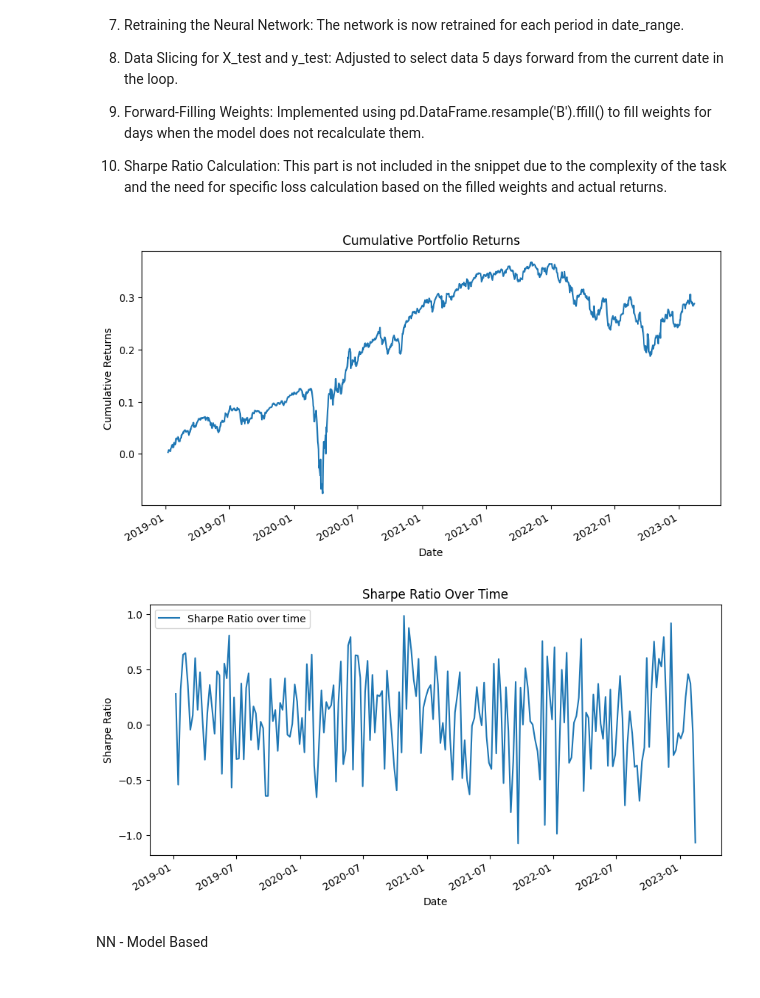
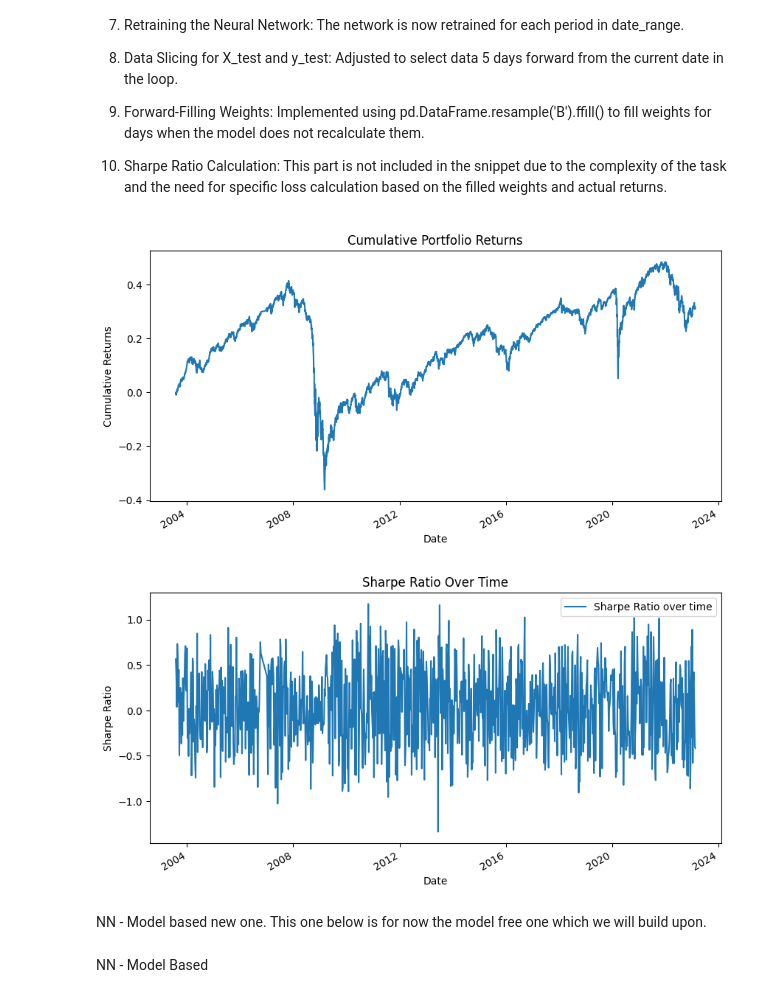
Before and after one commit to JakobA-Scott/ME2313, a Jupyter notebook: ap1_test_3.ipynb, the cells around one changed output. Saved outputs shown, nothing was run; the diff lists cells and outputs as text; code cells hidden in the pictures.

```diff
--- a/ap1_test_3.ipynb
+++ b/ap1_test_3.ipynb
@@ -19,7 +19,7 @@ df.set_index(df.columns[0], inplace=True)
 df.index = pd.to_datetime(df.index.astype(str))
 
 # Filter the data for the last ten years
-df_last_10_years = df.loc[df.index > "1980-01-02"]
+df_last_10_years = df.loc[df.index > "1970-01-02"]
 
 
 # Apply rolling sum with a window of 252 and require at least 126 non-NaN values
@@ -300,7 +318,7 @@ features_df = calculated_features_df.fillna(calculated_features_df.mean())
 X = features_df
 y = df_last_10_years.drop(columns=df_last_10_years.columns[0])
 
-start_date = '2019-01-01'  # Start date
+start_date = '1970-01-08'  # Start date
 look_ahead = 5  # 5 business days ahead
 target_y = y.shift(-look_ahead).dropna(how='all')  # Target y shifted 5 days ahead
 
@@ -314,8 +332,15 @@ end_date = target_y.index[-look_ahead - 1]  # Adjusted end date
 date_range = pd.date_range(start=start_date, end=end_date, freq=f'{look_ahead}B')
 
 for d in tqdm(date_range):
+    future_date = d + pd.offsets.BDay(look_ahead)
+    if d not in X.index or future_date not in X.index:
+        continue
     X_train = X.loc[d - pd.offsets.BDay(400):d - pd.offsets.BDay(2)]
     y_train = target_y.loc[d - pd.offsets.BDay(400):d - pd.offsets.BDay(2)]
+
+    #if len(X_train) == 0 or len(y_train) == 0:
+       # continue #first iteration gives the
+
     X_test = X.loc[[d + pd.offsets.BDay(look_ahead)]]
     y_test = target_y.loc[[d + pd.offsets.BDay(look_ahead)]]
     dates_over_time.append(y_test.index)
@@ -358,32 +383,35 @@ for d in tqdm(date_range):
         weights_over_time.append(normalized_predicted_weights)
         sharpe_ratios_over_time.append(-test_loss.item())
 
 
 d_new = [item for sublist in dates_over_time for item in sublist]
 w_new = [item for sublist in weights_over_time for item in sublist]
 w_df = pd.DataFrame(index = d_new, data = w_new, columns = y.columns)
 w_df_filled = w_df.resample('B').ffill()
 
 # Calculating returns and Sharpe Ratio
 portfolio_returns = w_df_filled.multiply(y).dropna(how='all')
 cumulative_returns = portfolio_returns.sum(axis=1).cumsum()
 
 # Plot cumulative returns
 plt.figure(figsize=(10, 5))
 cumulative_returns.plot(title='Cumulative Portfolio Returns')
 plt.xlabel("Date")
 plt.ylabel("Cumulative Returns")
 plt.show()
 
 # Plot Sharpe Ratio over time
 plt.figure(figsize=(10, 5))
 plt.plot(dates_over_time, sharpe_ratios_over_time, label="Sharpe Ratio over time")
 plt.xlabel("Date")
 plt.ylabel("Sharpe Ratio")
 plt.title("Sharpe Ratio Over Time")
 plt.legend()
 plt.gcf().autofmt_xdate()  # Auto-format the x-axis dates
 plt.show()
 # %% [output]
-[figure, old version]
+[figure, new version]
-[figure, old version]
+[figure, new version]
+# %% [markdown]
+NN - Model based new one.
+This one below is for now the model free one which we will build upon.
```
Also changed, not shown: parts of 3 cells of this notebook.
